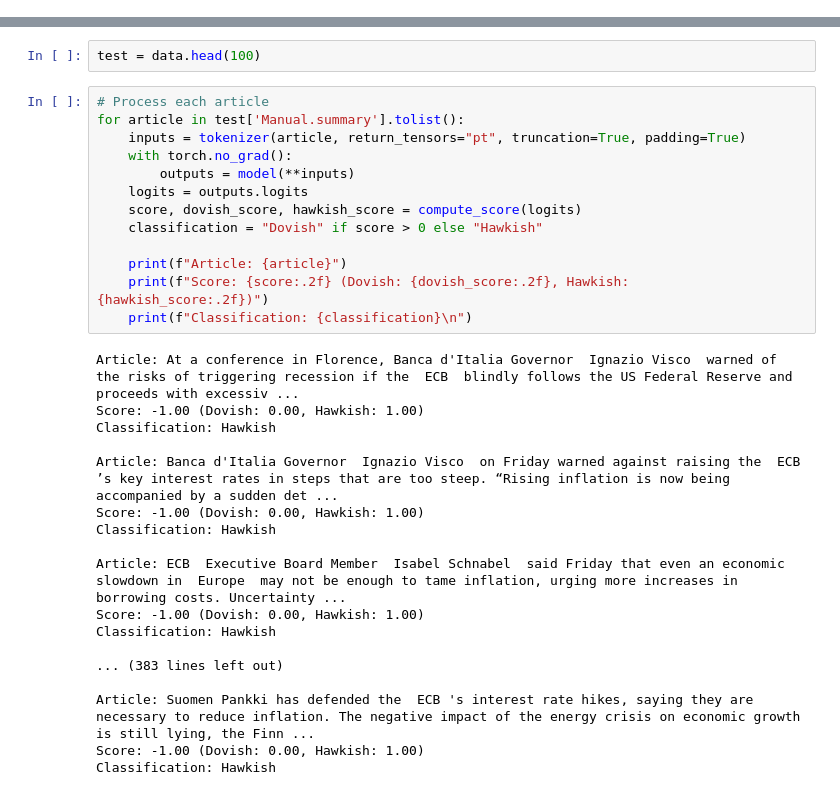
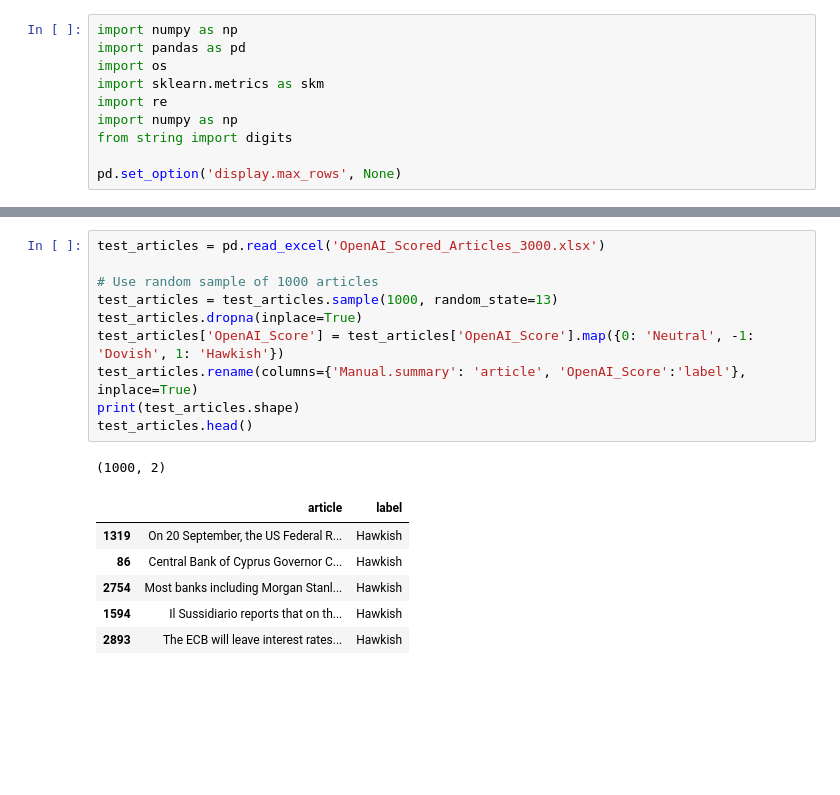
Before and after one commit to monbiote/ECB_Perceived_Cacophony, a Jupyter notebook: Models_Notebook/dictionary_classification_model.ipynb, the cells around one changed output, grey strips where cells are left out. Cells and saved outputs as stored; diff of their text form; blank space fills up the shorter version.

```diff
--- a/Models_Notebook/dictionary_classification_model.ipynb
+++ b/Models_Notebook/dictionary_classification_model.ipynb
@@ -264 +1,11 @@ statements_data.head()
+# %%
+import numpy as np
+import pandas as pd
+import os
+import sklearn.metrics as skm
+import re
+import numpy as np
+from string import digits
+
+pd.set_option('display.max_rows', None)
 # %%
@@ -401,33 +56,18 @@ memory usage: 3.6+ MB
-# %%
-test = data.head(100)
-# %%
-# Process each article
-for article in test['Manual.summary'].tolist():
-    inputs = tokenizer(article, return_tensors="pt", truncation=True, padding=True)
-    with torch.no_grad():
-        outputs = model(**inputs)
-    logits = outputs.logits
-    score, dovish_score, hawkish_score = compute_score(logits)
-    classification = "Dovish" if score > 0 else "Hawkish"
-
-    print(f"Article: {article}")
-    print(f"Score: {score:.2f} (Dovish: {dovish_score:.2f}, Hawkish: {hawkish_score:.2f})")
-    print(f"Classification: {classification}\n")
-# %% [output]
-Article: At a conference in Florence, Banca d'Italia Governor  Ignazio Visco  warned of the risks of triggering recession if the  ECB  blindly follows the US Federal Reserve and proceeds with excessiv ...
-Score: -1.00 (Dovish: 0.00, Hawkish: 1.00)
-Classification: Hawkish
-
-Article: Banca d'Italia Governor  Ignazio Visco  on Friday warned against raising the  ECB ’s key interest rates in steps that are too steep. “Rising inflation is now being accompanied by a sudden det ...
-Score: -1.00 (Dovish: 0.00, Hawkish: 1.00)
-Classification: Hawkish
-
-Article: ECB  Executive Board Member  Isabel Schnabel  said Friday that even an economic slowdown in  Europe  may not be enough to tame inflation, urging more increases in borrowing costs. Uncertainty ...
-Score: -1.00 (Dovish: 0.00, Hawkish: 1.00)
-Classification: Hawkish
-
-... (383 lines left out)
-
-Article: Suomen Pankki has defended the  ECB 's interest rate hikes, saying they are necessary to reduce inflation. The negative impact of the energy crisis on economic growth is still lying, the Finn ...
-Score: -1.00 (Dovish: 0.00, Hawkish: 1.00)
-Classification: Hawkish
+# %%
+test_articles = pd.read_excel('OpenAI_Scored_Articles_3000.xlsx')
+
+# Use random sample of 1000 articles
+test_articles = test_articles.sample(1000, random_state=13)
+test_articles.dropna(inplace=True)
+test_articles['OpenAI_Score'] = test_articles['OpenAI_Score'].map({0: 'Neutral', -1: 'Dovish', 1: 'Hawkish'})
+test_articles.rename(columns={'Manual.summary': 'article', 'OpenAI_Score':'label'}, inplace=True)
+print(test_articles.shape)
+test_articles.head()
+# %% [output]
+(1000, 2)
+|  | article | label |
+| 1319 | On 20 September, the US Federal R... | Hawkish |
+| 86 | Central Bank of Cyprus Governor C... | Hawkish |
+| 2754 | Most banks including Morgan Stanl... | Hawkish |
+| 1594 | Il Sussidiario reports that on th... | Hawkish |
+| 2893 | The ECB will leave interest rates... | Hawkish |
```
Also changed, not shown: parts of 19 cells of this notebook, 1 other file.
